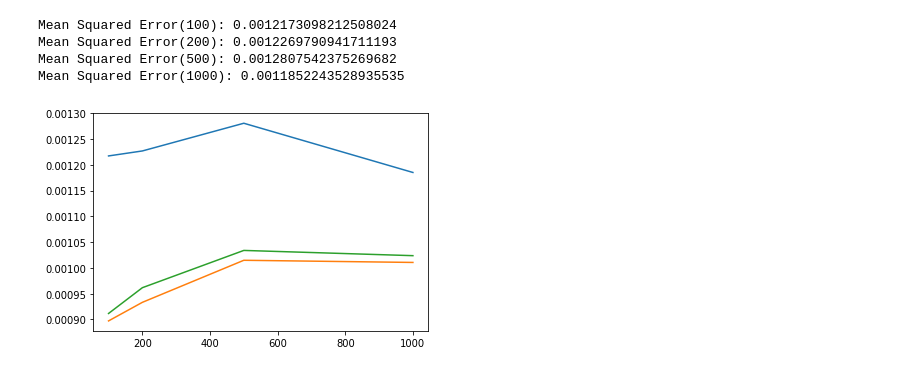
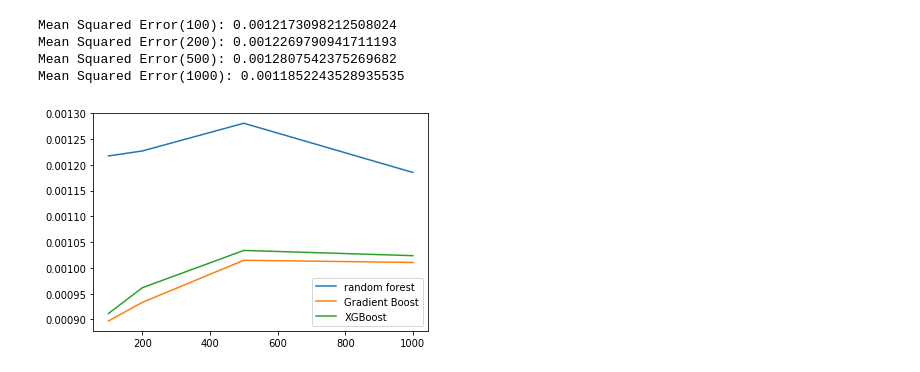
Before and after one commit to YunTingStephen/Machine_Learning, a Jupyter notebook: YunTing_Assignment4 & 5.ipynb, the cells around one changed output. Drawn from its saved outputs; the diff is of its cells as text; code cells hidden in the pictures.

```diff
--- a/YunTing_Assignment4 & 5.ipynb
+++ b/YunTing_Assignment4 & 5.ipynb
@@ -478,9 +483,10 @@ xgb_mse.append(err_xgb_200)
 xgb_mse.append(err_xgb_500)
 xgb_mse.append(err_xgb_1000)
 # %%
-plt.plot(tree_num ,forest_mse)
-plt.plot(tree_num ,gb_mse)
-plt.plot(tree_num ,xgb_mse)
+plt.plot(tree_num ,forest_mse, label='random forest')
+plt.plot(tree_num ,gb_mse, label='Gradient Boost')
+plt.plot(tree_num ,xgb_mse, label='XGBoost')
+plt.legend(loc='lower right')
 plt.show()
 # %% [output]
-[figure, old version]
+[figure, new version]
```
Also changed, not shown: parts of 2 cells of this notebook.
